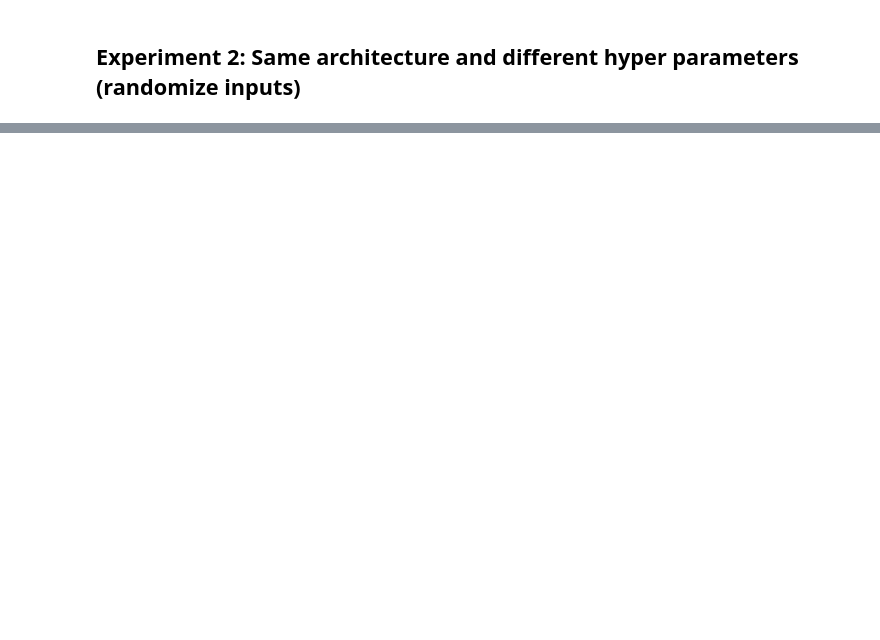
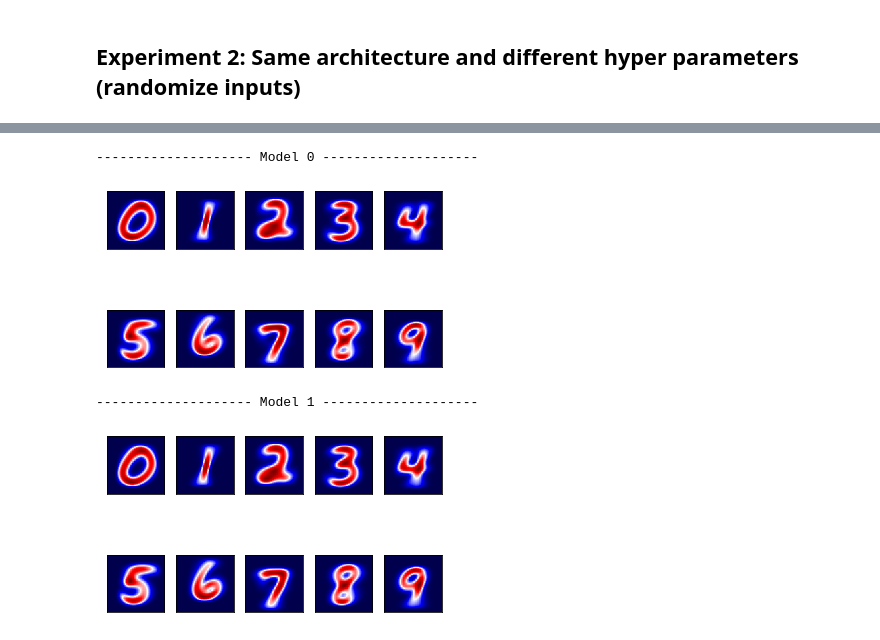
Before and after one commit to otavioon/wisard, a Jupyter notebook: wisard_mental_images.ipynb, the cells around one changed output, grey strips where cells are left out. Saved outputs shown, nothing was run; the diff lists cells and outputs as text; code cells hidden in the pictures; blank space fills up the shorter version.

```diff
--- a/wisard_mental_images.ipynb
+++ b/wisard_mental_images.ipynb
@@ -349,7 +347,9 @@ Ties: 137 (1.9571%)
 # %% [markdown]
 # Federated Wisards
 # %%
-X_train_1, X_train_2, y_train_1, y_train_2 = train_test_split(X_train, y_train, test_size=0.5, stratify=y_train)
+X_train_1, X_train_2, y_train_1, y_train_2 = train_test_split(
+    X_train, y_train, test_size=0.5, stratify=y_train
+)
 Xs_train, ys_train = [X_train_1, X_train_2], [y_train_1, y_train_2]
 # %% [markdown]
 ## Experiment 1: Same architecture and hyper parameters
@@ -421,9 +424,7 @@ for i, c in enumerate(clients):
     print(f"{'-'*20} Model {i} {'-'*20}")
     imgs = c.mental_images()
     decoded_imgs = [thermometer.decode(im.reshape(16, 784)) for im in imgs]
-    display_mnist_digits(
-        X=decoded_imgs, y=list(range(10))
-    )
+    display_mnist_digits(X=decoded_imgs, y=list(range(10)))
     client_decoded_imgs.append(decoded_imgs)
 # %% [output]
 -------------------- Model 0 --------------------
@@ -450,7 +448,7 @@ model = WiSARD(
     unit_hashes=unit_hashes,
     input_idxs=input_idxs,
     shared_rand_vals=shared_rand_vals,
-    randomize=True
+    randomize=True,
 )
 
 model_from_mental_image(model, thermometer, fused_decoded_imgs)
@@ -483,16 +481,19 @@ Ties: 163 (2.3286%)
 # %%
 number_of_models = 2
 
-clients = [WiSARD(
-    num_inputs=input_size,
-    num_classes=num_classes,
-    unit_inputs=tuple_size,
-    unit_entries=unit_entries,
-    unit_hashes=unit_hashes,
-    input_idxs=input_idxs,
-    shared_rand_vals=shared_rand_vals,
-    randomize=True
-) for i in range(number_of_models)]
+clients = [
+    WiSARD(
+        num_inputs=input_size,
+        num_classes=num_classes,
+        unit_inputs=tuple_size,
+        unit_entries=unit_entries,
+        unit_hashes=unit_hashes,
+        input_idxs=input_idxs,
+        shared_rand_vals=shared_rand_vals,
+        randomize=True,
+    )
+    for i in range(number_of_models)
+]
 # %%
 for i, (m, X, y) in enumerate(zip(clients, Xs_train, ys_train)):
     print(f"{'-'*20} Model {i} {'-'*20}")
@@ -504,12 +544,15 @@ for i, (m, X, y) in enumerate(zip(clients, Xs_train, ys_train)):
 # %%
 client_decoded_imgs = []
 for i, c in enumerate(clients):
     print(f"{'-'*20} Model {i} {'-'*20}")
     imgs = c.mental_images()
     decoded_imgs = [thermometer.decode(im.reshape(16, 784)) for im in imgs]
-    display_mnist_digits(
-        X=decoded_imgs, y=list(range(10))
-    )
+    display_mnist_digits(X=decoded_imgs, y=list(range(10)))
     client_decoded_imgs.append(decoded_imgs)
+# %% [output]
+-------------------- Model 0 --------------------
+[figure, added]
+-------------------- Model 1 --------------------
+[figure, added]
 # %%
 fused_decoded_imgs = [
```
Also changed, not shown: parts of 29 cells of this notebook.
